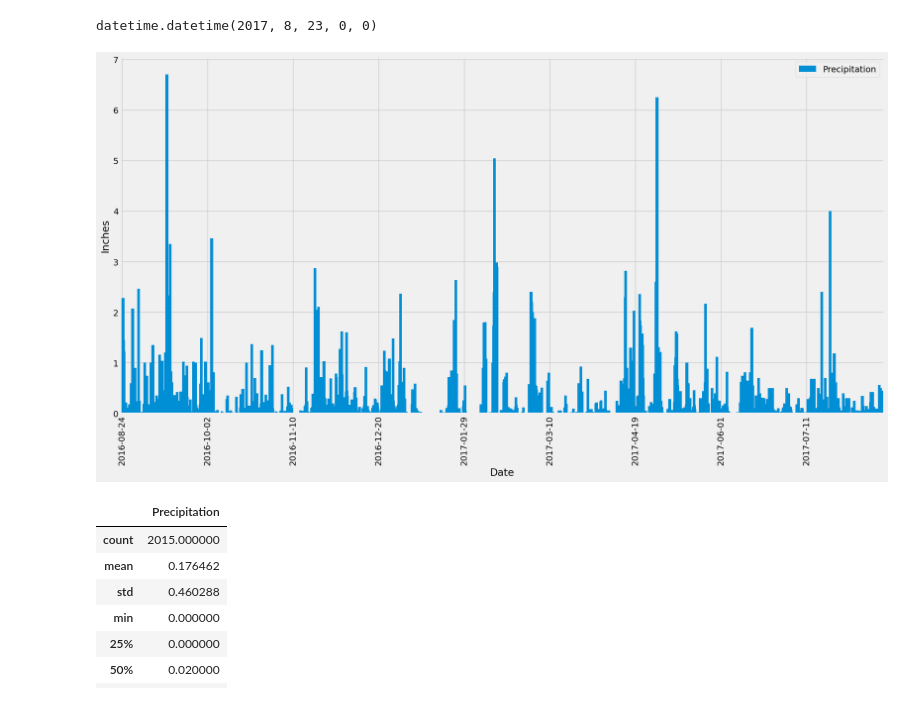
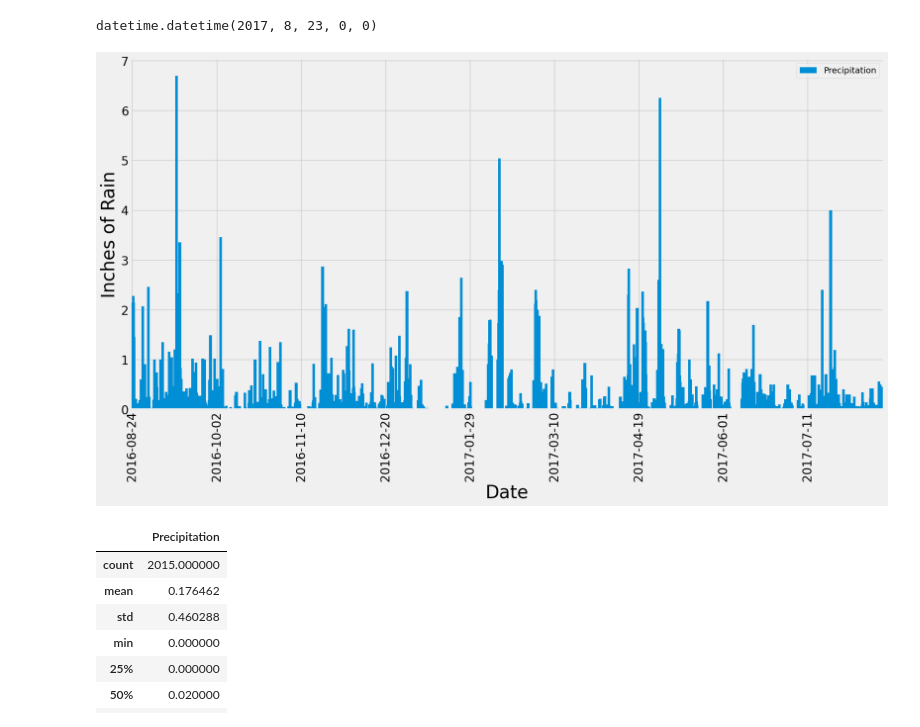
Before and after one commit to awu-portfolio/hawaii-climate, a Jupyter notebook: climate-analysis.ipynb, the cells around one changed output. Drawn from its saved outputs; the diff is of its cells as text; code cells hidden in the pictures.

```diff
--- a/climate-analysis.ipynb
+++ b/climate-analysis.ipynb
@@ -60,38 +60,38 @@ datetime.datetime(2017, 8, 23, 0, 0)
 
 past_year = recent_date - dt.timedelta(days=365)
 
 # Retrieve the data and precipitation scores
 
 past_year_data = session.query(Measurement.date, Measurement.prcp).\
     filter(Measurement.date >= past_year).all()
 
 # Save query results as a Pandas DataFrame
 
 df = pd.DataFrame()
 
 data = [{
     "Date": r.date,
     "Precipitation": r.prcp
 } for r in past_year_data]
 
 df = pd.DataFrame(data)
 
 # Sort the dataframe by date
 
 df = df.sort_values(by="Date", ascending=True)
 
 # Plot the data
 
-ax = df.plot(x="Date", y="Precipitation", kind="bar", figsize=(20, 10), width=8)
+ax = df.plot(x="Date", y="Precipitation", kind="bar", figsize=(20, 10), width=8, fontsize=20)
 ax = ax.xaxis.set_major_locator(MaxNLocator(nbins=9))
 
-plt.ylabel("Inches")
-plt.xlabel("Date")
+plt.ylabel("Inches of Rain", fontsize=30)
+plt.xlabel("Date", fontsize=30)
 
-plt.savefig("visuals/precipitation.png", bbox_inches="tight")
+plt.savefig("visuals/precipitation.png", bbox_inches="tight", transparent=True)
 plt.show()
 # %% [output]
-[figure, old version]
+[figure, new version]
 # %%
 # Calculate the summary statistics
 
```
Also changed, not shown: parts of 2 cells of this notebook, 4 other files.
